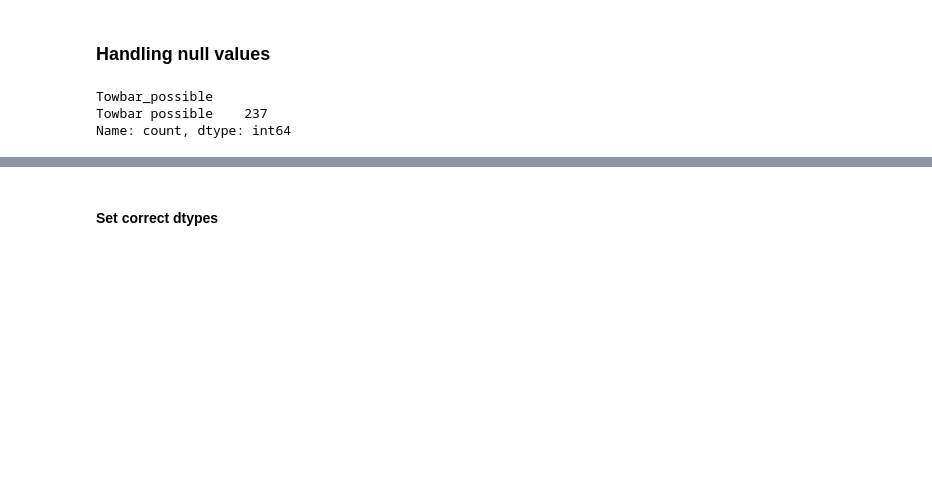
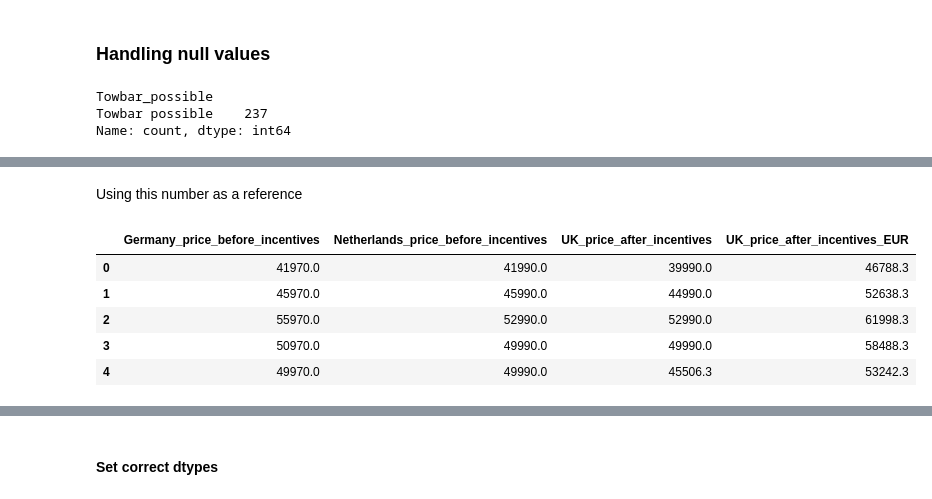
Before and after one commit to RohanAthul/data-analytics-projects, a Jupyter notebook: data_cleaning_electric_vehicle_dataset_2024/notebook.ipynb, the cells around one changed output, grey strips where cells are left out. Drawn from its saved outputs; the diff is of its cells as text; code cells hidden in the pictures; blank space fills up the shorter version.

```diff
--- a/data_cleaning_electric_vehicle_dataset_2024/notebook.ipynb
+++ b/data_cleaning_electric_vehicle_dataset_2024/notebook.ipynb
@@ -322,0 +190,33 @@ Calculated Ratios -> UK/DE: 0.911, NL/DE: 1.019, UK/NL: 0.900
+# %%
+# Calculate Ratios needed for UK
+# Ratio: UK / DE
+mask_uk_de = data['Germany_price_before_incentives'].notna() & data['UK_price_after_incentives'].notna()
+r_uk_de = (data.loc[mask_uk_de, 'UK_price_after_incentives'] / data.loc[mask_uk_de, 'Germany_price_before_incentives']).mean()
+
+# Ratio: UK / NL
+mask_uk_nl = data['UK_price_after_incentives'].notna() & data['Netherlands_price_before_incentives'].notna()
+r_uk_nl = (data.loc[mask_uk_nl, 'UK_price_after_incentives'] / data.loc[mask_uk_nl, 'Netherlands_price_before_incentives']).mean()
+
+def fill_uk(row):
+    de = row['Germany_price_before_incentives']
+    nl = row['Netherlands_price_before_incentives']
+    uk = row['UK_price_after_incentives']
+
+    # Only try to fill if UK is currently missing
+    if pd.isna(uk):
+        if not pd.isna(de):
+            # Option 1: Estimate from Germany
+            uk = de * r_uk_de
+        elif not pd.isna(nl):
+            # Option 2: Estimate from Netherlands (if Germany is missing)
+            uk = nl * r_uk_nl
+
+        row['UK_price_after_incentives'] = uk
+
+    return row
+
+# Apply to the dataframe
+data = data.apply(fill_uk, axis=1)
+
+print(f"UK Imputation Complete.")
+print(f"Used Ratios -> UK/DE: {r_uk_de:.3f}, UK/NL: {r_uk_nl:.3f}")
@@ -322,0 +230,20 @@ Calculated Ratios -> UK/DE: 0.911, NL/DE: 1.019, UK/NL: 0.900
+# %% [markdown]
+Using this number as a reference
+# %%
+# Exchange rate from 2024
+gbp_to_eur = 1.17
+
+data['UK_price_after_incentives_EUR'] = (
+    data['UK_price_after_incentives']
+    .astype(float) * gbp_to_eur
+)
+
+data_price = data[['Germany_price_before_incentives','Netherlands_price_before_incentives','UK_price_after_incentives','UK_price_after_incentives_EUR']]
+data_price.head(5)
+# %% [output]
+|  | Germany_price_before_incentives | Netherlands_price_before_incentives | UK_price_after_incentives | UK_price_after_incentives_EUR |
+| 0 | 41970.0 | 41990.0 | 39990.0 | 46788.3 |
+| 1 | 45970.0 | 45990.0 | 44990.0 | 52638.3 |
+| 2 | 55970.0 | 52990.0 | 52990.0 | 61998.3 |
+| 3 | 50970.0 | 49990.0 | 49990.0 | 58488.3 |
+| 4 | 49970.0 | 49990.0 | 45506.3 | 53242.3 |
```
Also changed, not shown: parts of 35 cells of this notebook, 1 other file.
